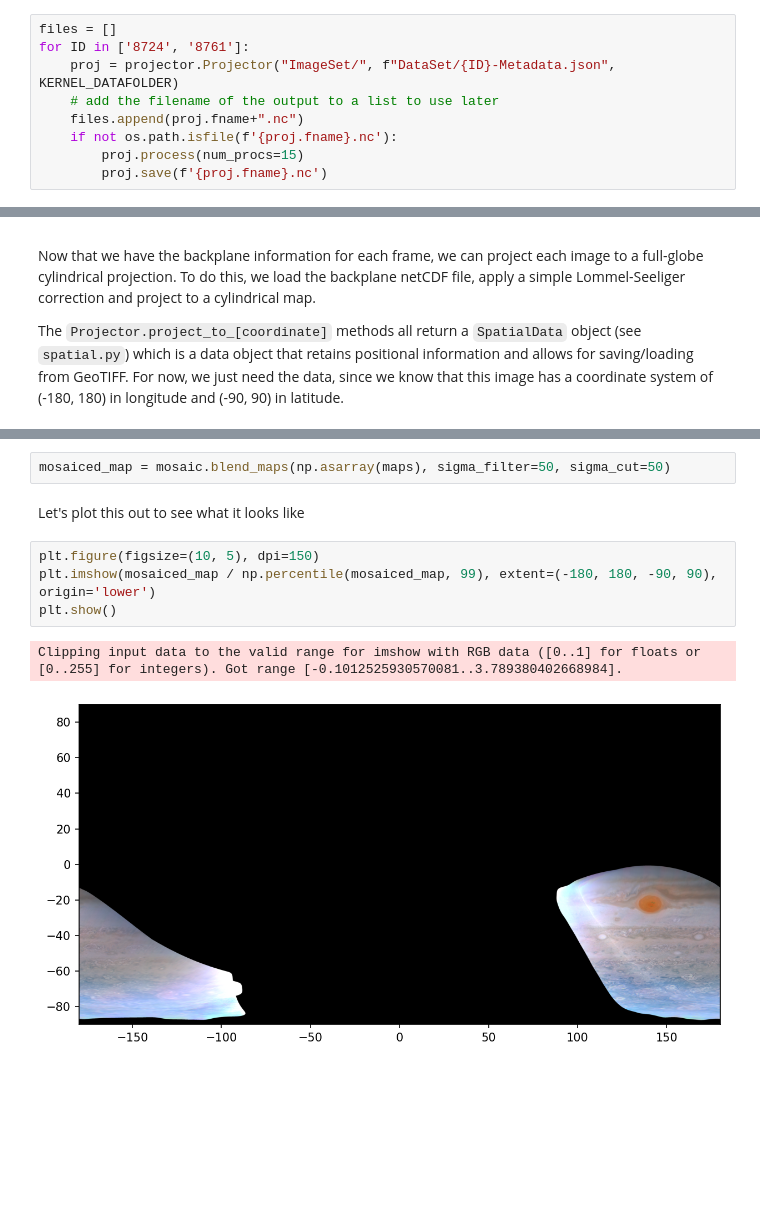
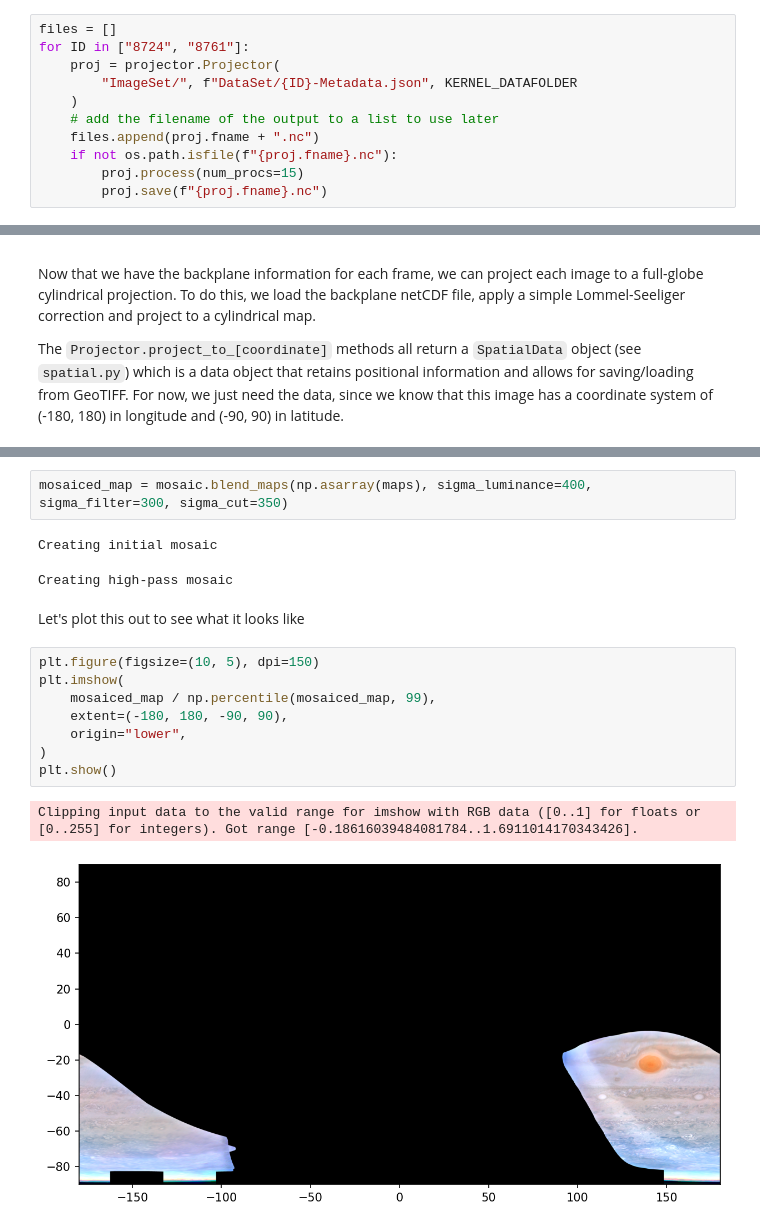
Before and after one commit to ramanakumars/JunoCamProjection, a Jupyter notebook: examples/mosaic.ipynb, the cells around one changed output, grey strips where cells are left out. Drawn from its saved outputs; the diff is of its cells as text; blank space fills up the shorter version.

```diff
--- a/examples/mosaic.ipynb
+++ b/examples/mosaic.ipynb
@@ -17,13 +18,15 @@ Now, we will need to project each of the images we want to mosaic onto a lat/lon
 If you already ran the `projection.ipynb` code, then we can just use the existing data. The `if` statement checks whether the output already exists. We're going to add the filenames to a list so that we can use it later.
 # %%
 files = []
-for ID in ['8724', '8761']:
-    proj = projector.Projector("ImageSet/", f"DataSet/{ID}-Metadata.json", KERNEL_DATAFOLDER)
+for ID in ["8724", "8761"]:
+    proj = projector.Projector(
+        "ImageSet/", f"DataSet/{ID}-Metadata.json", KERNEL_DATAFOLDER
+    )
     # add the filename of the output to a list to use later
-    files.append(proj.fname+".nc")
-    if not os.path.isfile(f'{proj.fname}.nc'):
+    files.append(proj.fname + ".nc")
+    if not os.path.isfile(f"{proj.fname}.nc"):
         proj.process(num_procs=15)
-        proj.save(f'{proj.fname}.nc')
+        proj.save(f"{proj.fname}.nc")
 # %% [output]
 Loading data for JNCE_2020154_27C00047_V01
 Fetching kernels from NAIF server
@@ -73,13 +77,20 @@ Now, we can call the mosaicing code to stitch the two images together. To do thi
 
 **This will take a long time for large images and/or lots of files!**
 # %%
-mosaiced_map = mosaic.blend_maps(np.asarray(maps), sigma_filter=50, sigma_cut=50)
+mosaiced_map = mosaic.blend_maps(np.asarray(maps), sigma_luminance=400, sigma_filter=300, sigma_cut=350)
+# %% [output]
+Creating initial mosaic
+Creating high-pass mosaic
 # %% [markdown]
 Let's plot this out to see what it looks like
 # %%
 plt.figure(figsize=(10, 5), dpi=150)
-plt.imshow(mosaiced_map / np.percentile(mosaiced_map, 99), extent=(-180, 180, -90, 90), origin='lower')
+plt.imshow(
+    mosaiced_map / np.percentile(mosaiced_map, 99),
+    extent=(-180, 180, -90, 90),
+    origin="lower",
+)
 plt.show()
 # %% [output]
-Clipping input data to the valid range for imshow with RGB data ([0..1] for floats or [0..255] for integers). Got range [-0.1012525930570081..3.789380402668984].
+Clipping input data to the valid range for imshow with RGB data ([0..1] for floats or [0..255] for integers). Got range [-0.18616039484081784..1.6911014170343426].
-[figure, old version]
+[figure, new version]
```
Also changed, not shown: parts of 3 cells of this notebook, 22 other files.
